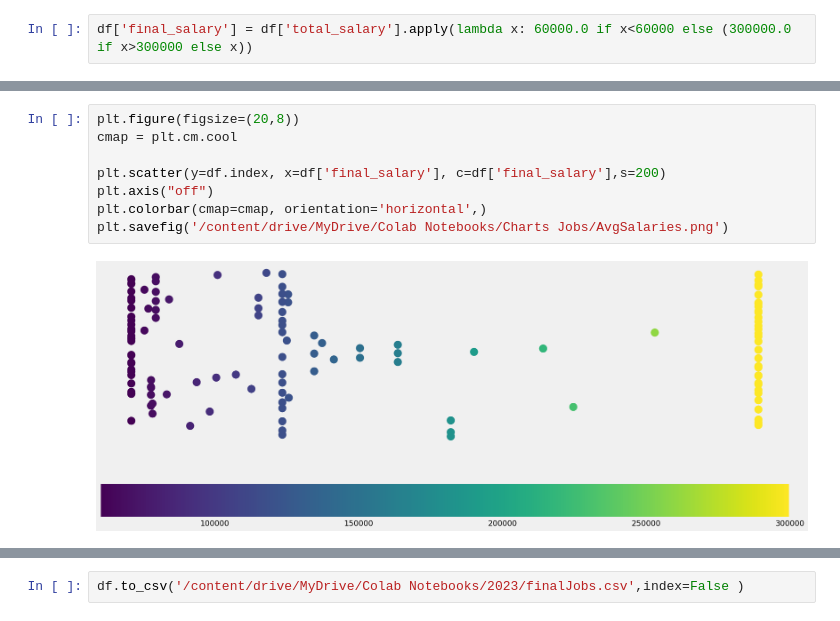
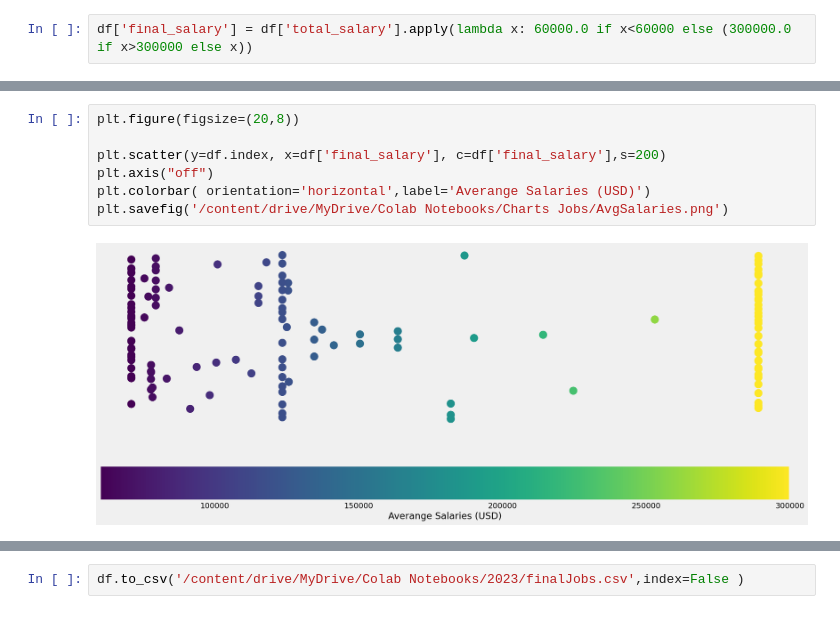
Before and after one commit to danielrodriguez007/Data_Analysis, a Jupyter notebook: Project_Search.ipynb, the cells around one changed output, grey strips where cells are left out. Drawn from its saved outputs; the diff is of its cells as text.

```diff
--- a/Project_Search.ipynb
+++ b/Project_Search.ipynb
@@ -382,10 +397,9 @@ px.scatter(df,y='final_salary',color='via')
 # %%
 plt.figure(figsize=(20,8))
-cmap = plt.cm.cool
 
 plt.scatter(y=df.index, x=df['final_salary'], c=df['final_salary'],s=200)
 plt.axis("off")
-plt.colorbar(cmap=cmap, orientation='horizontal',)
+plt.colorbar( orientation='horizontal',label='Averange Salaries (USD)')
 plt.savefig('/content/drive/MyDrive/Colab Notebooks/Charts Jobs/AvgSalaries.png')
 # %% [output]
-[figure, old version]
+[figure, new version]
```
Also changed, not shown: parts of 17 cells of this notebook.
